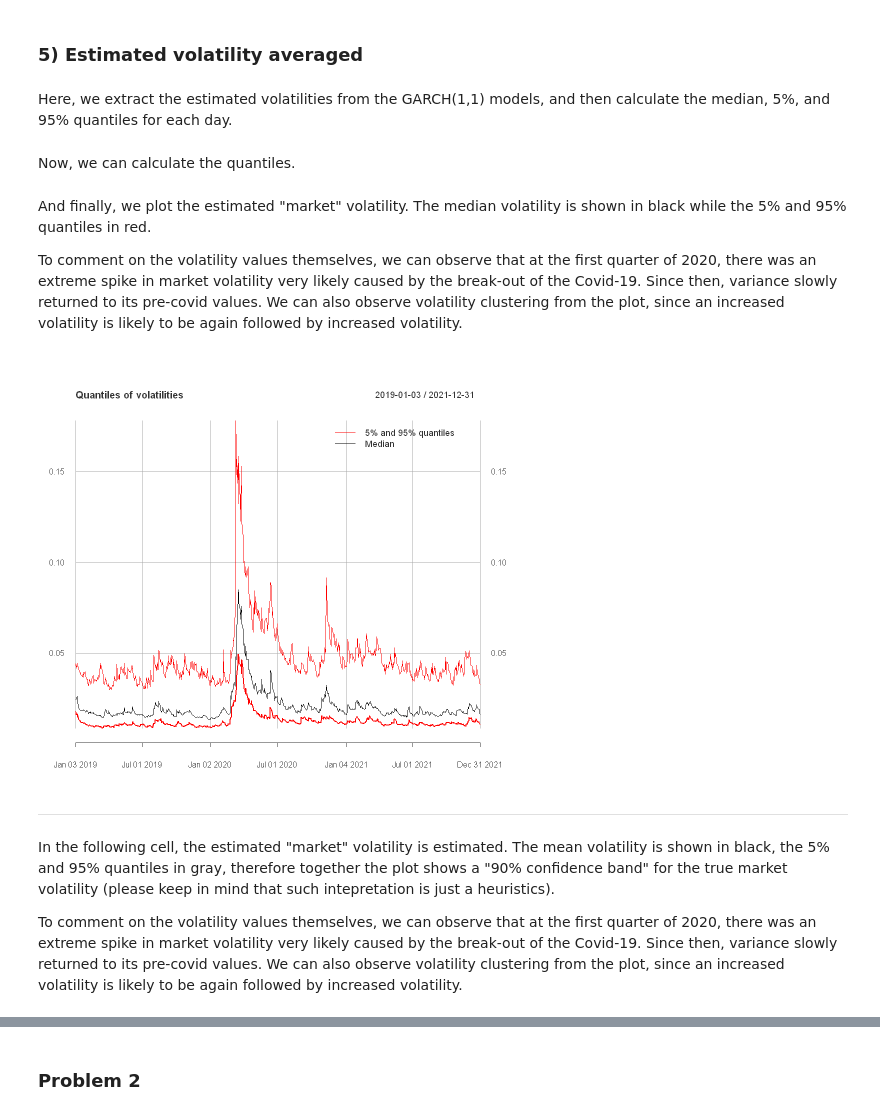
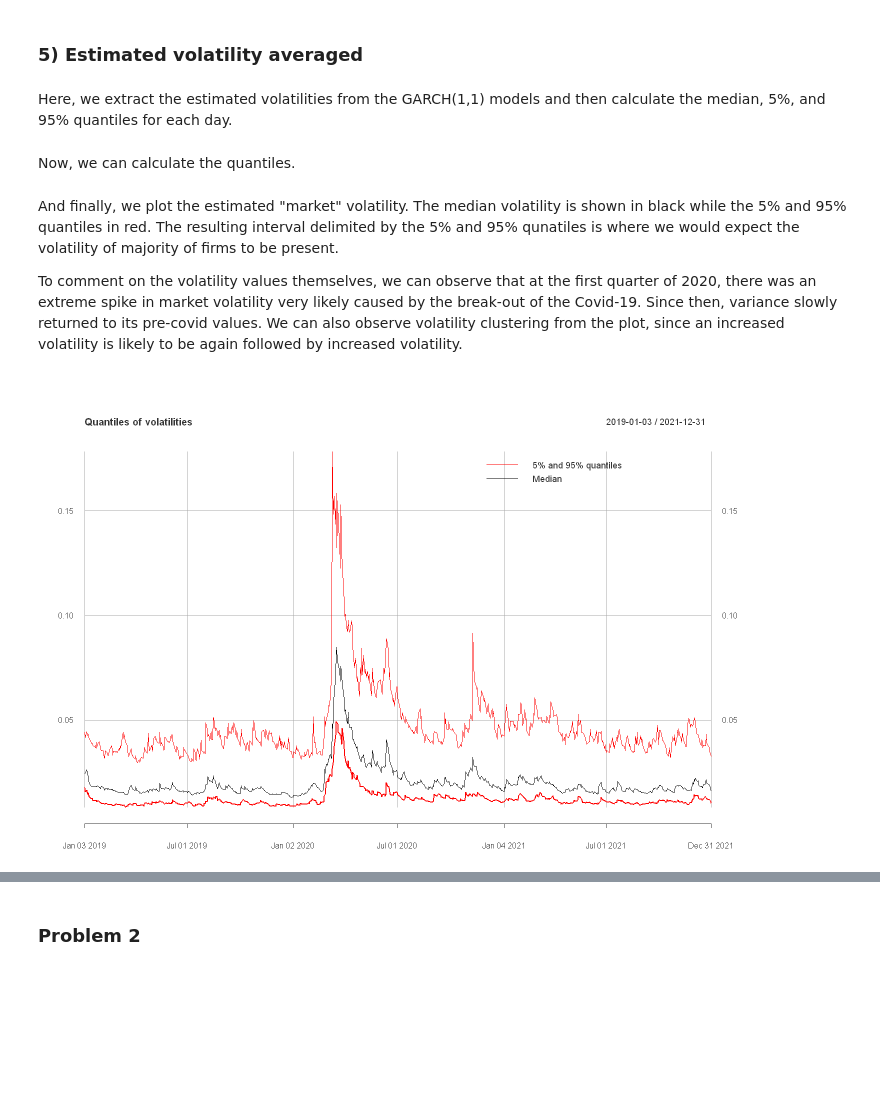
Before and after one commit to JanK0095/Financial-Econometrics-Course-Projects, a Jupyter notebook: HW2/FE1_HW2_Kubal_Mattanelli.ipynb, the cells around one changed output, grey strips where cells are left out. Drawn from its saved outputs; the diff is of its cells as text; code cells hidden in the pictures; blank space fills up the shorter version.

```diff
--- a/HW2/FE1_HW2_Kubal_Mattanelli.ipynb
+++ b/HW2/FE1_HW2_Kubal_Mattanelli.ipynb
@@ -79,18 +76,0 @@ plot(log_returns)
-# %%
-#Creating list containing Log-returns
-log_returns <- vector("list", length(tickers_data)) #initializing empty list, to be filled with dataframes
-
-for(i in 1:length(tickers_data)) {
-    obs <- length(tickers_data[[i]][,6]) #number of observations of adjusted close price for ith ticker
-    lrets <- vector("numeric", obs)
-    lrets[1] <- NA
-
-    for(n in 2:obs){
-        lrets[n] <- as.numeric(log(tickers_data[[i]][n,6])) - as.numeric(log(tickers_data[[i]][n-1,6])) #cpmuting the log-returns
-    }
-
-    log_returns[[i]] <- data.frame(Date = index(tickers_data[[i]]), tickers_data[[i]][,6], Log_returns = lrets) #saving log-returns and othe info in dataframe
-}
-
-#Each element of the list log_returns is a dataframe, containing dates, original closing prices and logarithmic returns
-#(the original prices is included mainly so the firm it belongs to could be easily recognized by ticker)
@@ -224,7 +187,7 @@ Interpretation of maximal and minimal values of estimated coefficients stems fro
 # %% [markdown]
 ### 5) Estimated volatility averaged
 # %% [markdown]
-Here, we extract the estimated volatilities from the GARCH(1,1) models, and then calculate the median, 5%, and 95% quantiles for each day.
+Here, we extract the estimated volatilities from the GARCH(1,1) models and then calculate the median, 5%, and 95% quantiles for each day.
 # %%
 #We extract the volatility for the first stock and then merge it with the second one. Subsequently, we loop through the rest
 volatilities <- merge.xts(sigma(garch_list[[1]]), sigma(garch_list[[2]]))
@@ -241,17 +204,16 @@ medians <- apply.daily(volatilities, function(x) quantile(c(x), probs = 0.5, na.
 #Ninety-five percent
 ninety_five_percent <- apply.daily(volatilities, function(x) quantile(c(x), probs = 0.95, na.rm = TRUE))
 # %% [markdown]
-And finally, we plot the estimated "market" volatility. The median volatility is shown in black while the 5% and 95% quantiles in red.
+And finally, we plot the estimated "market" volatility. The median volatility is shown in black while the 5% and 95% quantiles in red. The resulting interval delimited by the 5% and 95% qunatiles is where we would expect the volatility of majority of firms to be present.
 
 To comment on the volatility values themselves, we can observe that at the first quarter of 2020, there was an extreme spike in market volatility very likely caused by the break-out of the Covid-19. Since then, variance slowly returned to its pre-covid values. We can also observe volatility clustering from the plot, since an increased volatility is likely to be again followed by increased volatility.
 # %%
 #Plotting
+options(repr.plot.width = 12, repr.plot.height = 8)
 plot_holder <- plot(five_percent, col = "red", ylim = c(min(five_percent, medians, ninety_five_percent),max(five_percent, medians, ninety_five_percent)), main = "Quantiles of volatilities")
 plot_holder <- lines(medians, col = "black")
 plot_holder <- lines(ninety_five_percent, col = "red")
 plot_holder <- addLegend("topright", on=1, legend.names = c("5% and 95% quantiles", "Median"), col=c("red", "black"), lty=c(1, 1))
 plot_holder
 # %% [output]
-[figure, old version]
+[figure, new version]
-# %% [markdown]
----
@@ -287,4 +219,0 @@ for (iter_day in 1:length(days)) { #For each day
-# %% [markdown]
-In the following cell, the estimated "market" volatility is estimated. The mean volatility is shown in black, the 5% and 95% quantiles in gray, therefore together the plot shows a "90% confidence band" for the true market volatility (please keep in mind that such intepretation is just a heuristics).
-
-To comment on the volatility values themselves, we can observe that at the first quarter of 2020, there was an extreme spike in market volatility very likely caused by the break-out of the Covid-19. Since then, variance slowly returned to its pre-covid values. We can also observe volatility clustering from the plot, since an increased volatility is likely to be again followed by increased volatility.
```
Also changed, not shown: parts of 56 cells of this notebook.
